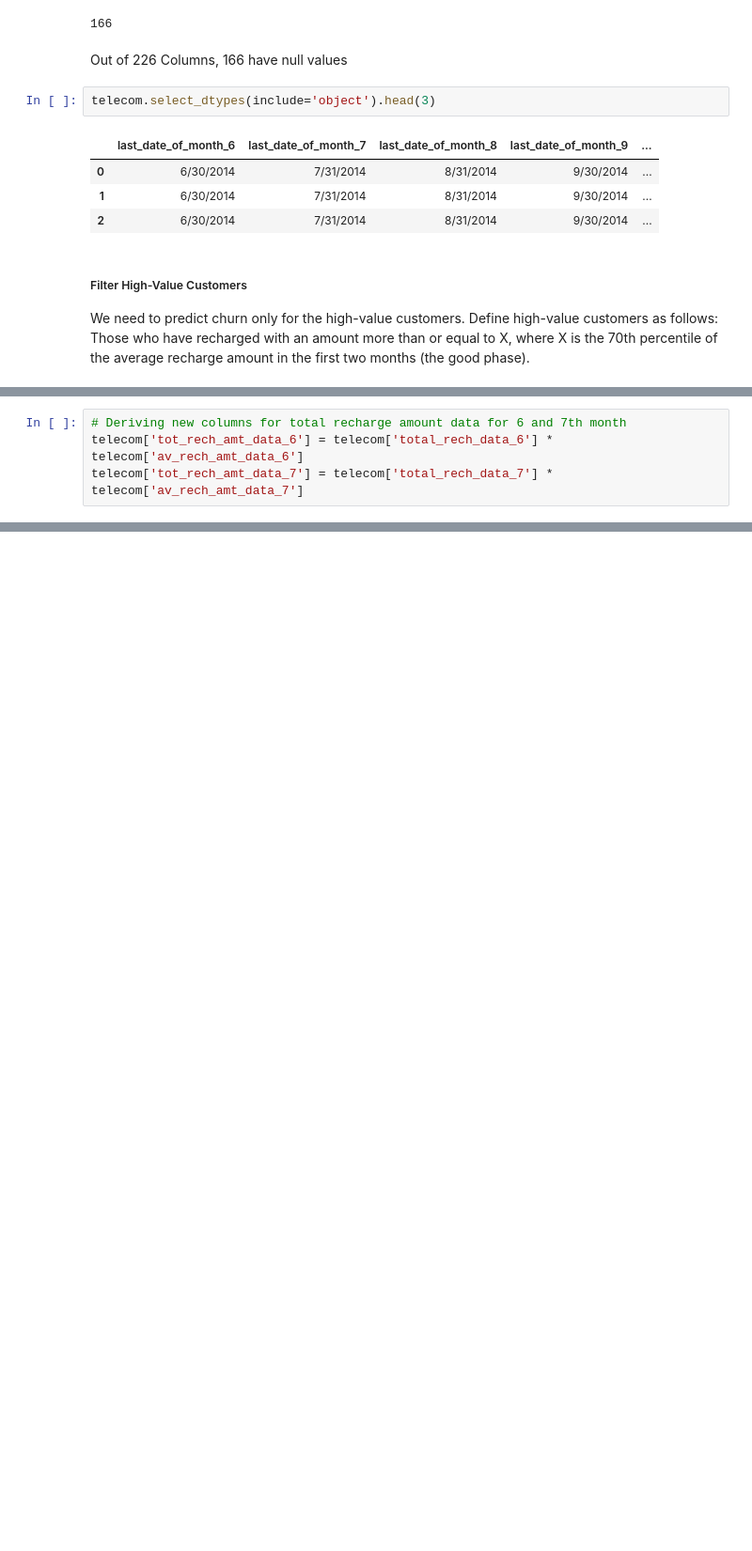
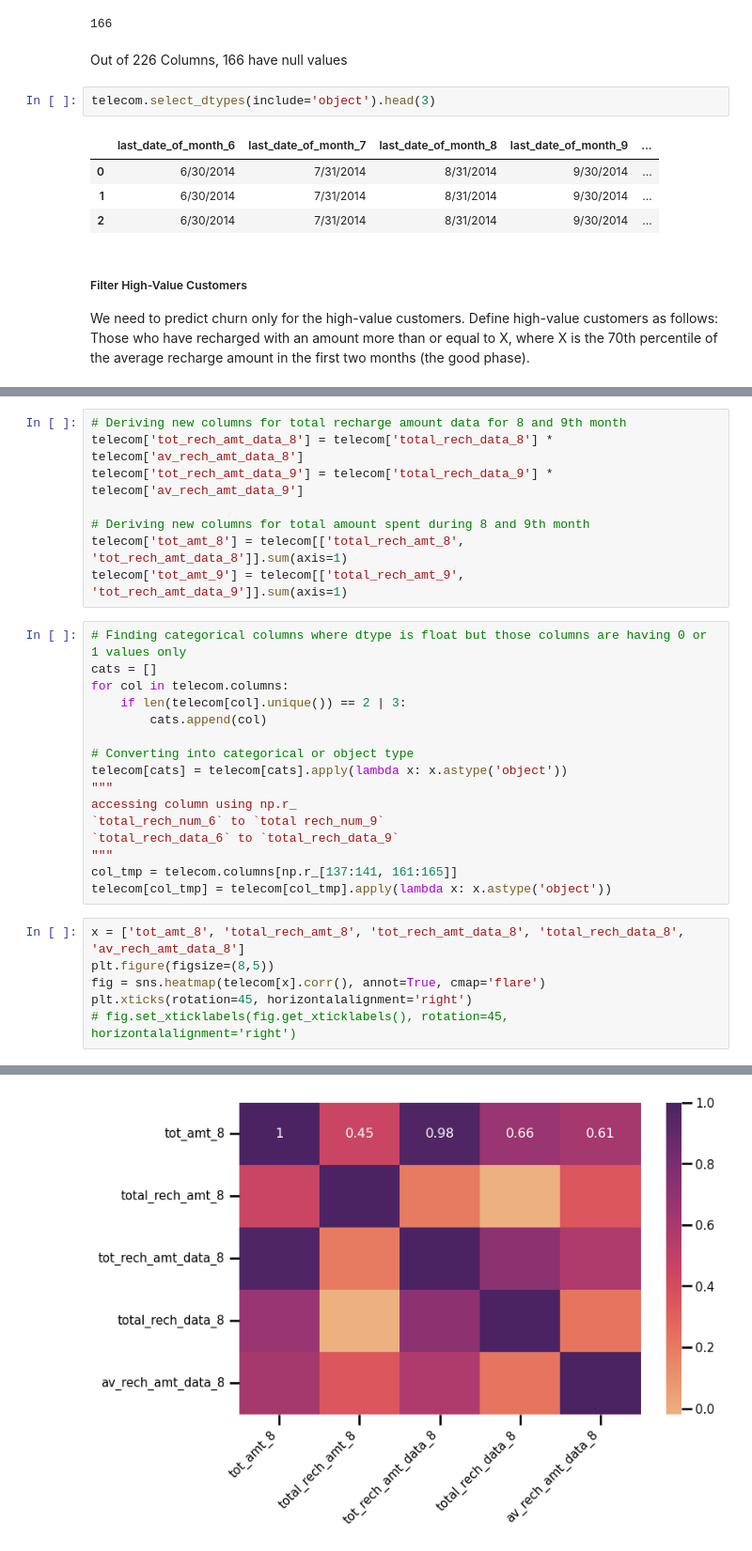
Before and after one commit to arduinto/SEATelChurn, a Jupyter notebook: TelChurnSEA.ipynb, the cells around one changed output, grey strips where cells are left out. Shown: that part at 94% size. Saved outputs shown, nothing was run; the diff lists cells and outputs as text; blank space fills up the shorter version.

```diff
--- a/TelChurnSEA.ipynb
+++ b/TelChurnSEA.ipynb
@@ -150,4 +170,31 @@ We need to predict churn only for the high-value customers. Define high-value cu
 # %%
-# Deriving new columns for total recharge amount data for 6 and 7th month
-telecom['tot_rech_amt_data_6'] = telecom['total_rech_data_6'] * telecom['av_rech_amt_data_6']
-telecom['tot_rech_amt_data_7'] = telecom['total_rech_data_7'] * telecom['av_rech_amt_data_7']
+# Deriving new columns for total recharge amount data for 8 and 9th month
+telecom['tot_rech_amt_data_8'] = telecom['total_rech_data_8'] * telecom['av_rech_amt_data_8']
+telecom['tot_rech_amt_data_9'] = telecom['total_rech_data_9'] * telecom['av_rech_amt_data_9']
+
+# Deriving new columns for total amount spent during 8 and 9th month
+telecom['tot_amt_8'] = telecom[['total_rech_amt_8', 'tot_rech_amt_data_8']].sum(axis=1)
+telecom['tot_amt_9'] = telecom[['total_rech_amt_9', 'tot_rech_amt_data_9']].sum(axis=1)
+# %%
+# Finding categorical columns where dtype is float but those columns are having 0 or 1 values only
+cats = []
+for col in telecom.columns:
+    if len(telecom[col].unique()) == 2 | 3:
+        cats.append(col)
+
+# Converting into categorical or object type
+telecom[cats] = telecom[cats].apply(lambda x: x.astype('object'))
+"""
+accessing column using np.r_
+`total_rech_num_6` to `total rech_num_9`
+`total_rech_data_6` to `total_rech_data_9`
+"""
+col_tmp = telecom.columns[np.r_[137:141, 161:165]]
+telecom[col_tmp] = telecom[col_tmp].apply(lambda x: x.astype('object'))
+# %%
+x = ['tot_amt_8', 'total_rech_amt_8', 'tot_rech_amt_data_8', 'total_rech_data_8', 'av_rech_amt_data_8']
+plt.figure(figsize=(8,5))
+fig = sns.heatmap(telecom[x].corr(), annot=True, cmap='flare')
+plt.xticks(rotation=45, horizontalalignment='right')
+# fig.set_xticklabels(fig.get_xticklabels(), rotation=45, horizontalalignment='right')
+# %% [output]
@@ -153,0 +207 @@ telecom['tot_rech_amt_data_7'] = telecom['total_rech_data_7'] * telecom['av_rech
+[figure, added]
```
Also changed, not shown: parts of 15 cells of this notebook.
